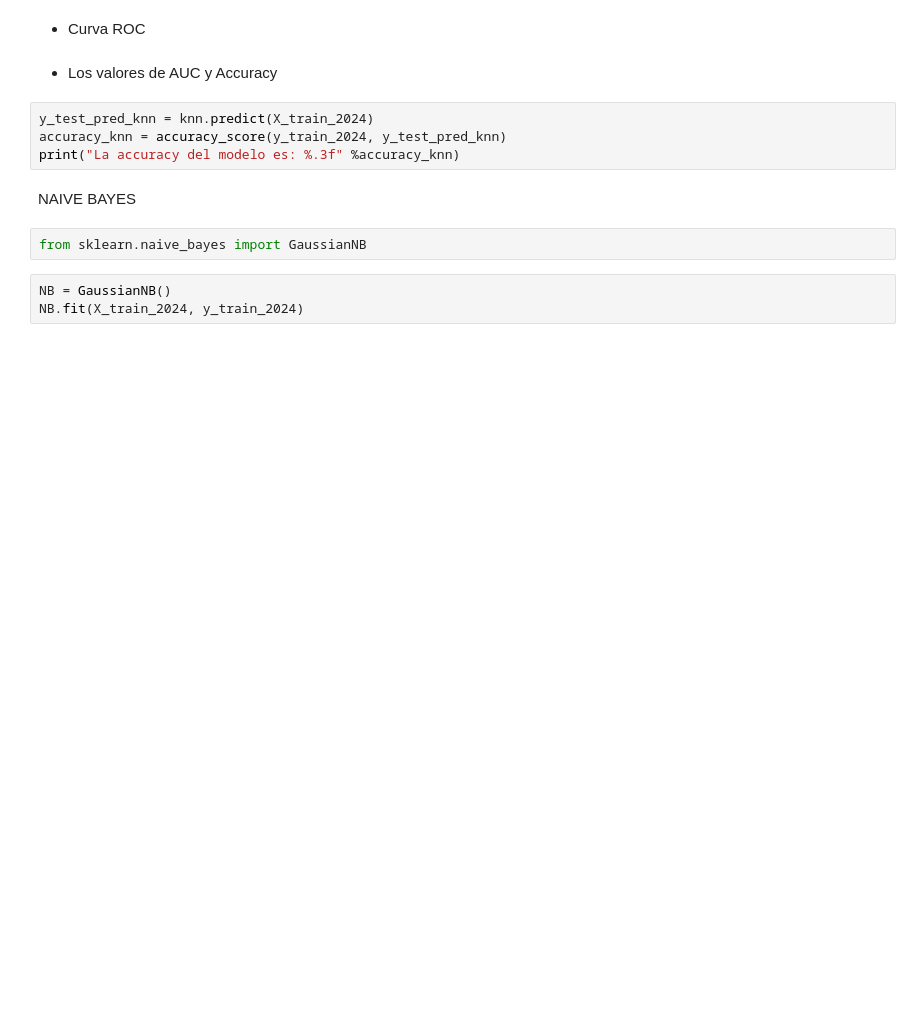
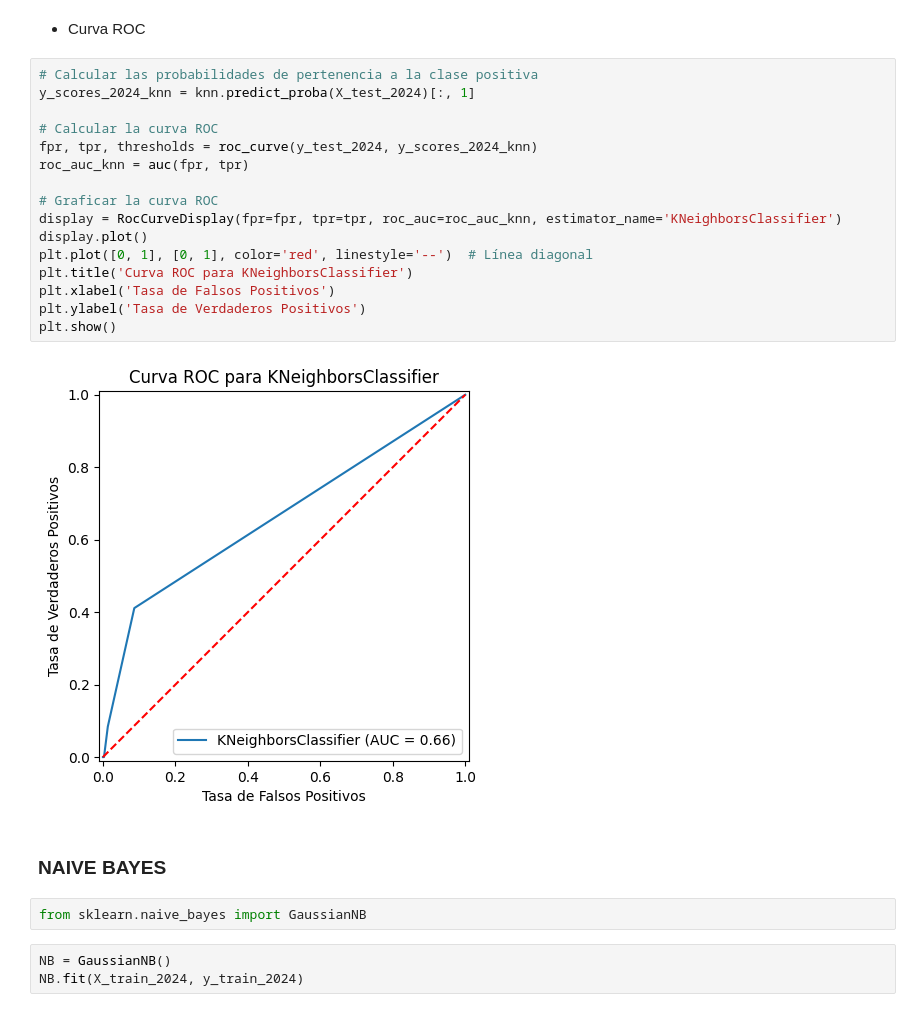
Before and after one commit to AngelaNavajas/CC408-T1-4, a Jupyter notebook: TP3/TP3.ipynb, the cells around one changed output. Saved outputs shown, nothing was run; the diff lists cells and outputs as text; blank space fills up the shorter version.

```diff
--- a/TP3/TP3.ipynb
+++ b/TP3/TP3.ipynb
@@ -910,13 +995,25 @@ knn.fit(X_train_2024, y_train_2024)
 # %% [markdown]
 - Curva ROC
-# %% [markdown]
-- Los valores de AUC y Accuracy
-# %%
-y_test_pred_knn = knn.predict(X_train_2024)
-accuracy_knn = accuracy_score(y_train_2024, y_test_pred_knn)
-print("La accuracy del modelo es: %.3f" %accuracy_knn)
+# %%
+# Calcular las probabilidades de pertenencia a la clase positiva
+y_scores_2024_knn = knn.predict_proba(X_test_2024)[:, 1]
+
+# Calcular la curva ROC
+fpr, tpr, thresholds = roc_curve(y_test_2024, y_scores_2024_knn)
+roc_auc_knn = auc(fpr, tpr)
+
+# Graficar la curva ROC
+display = RocCurveDisplay(fpr=fpr, tpr=tpr, roc_auc=roc_auc_knn, estimator_name='KNeighborsClassifier')
+display.plot()
+plt.plot([0, 1], [0, 1], color='red', linestyle='--')  # Línea diagonal
+plt.title('Curva ROC para KNeighborsClassifier')
+plt.xlabel('Tasa de Falsos Positivos')
+plt.ylabel('Tasa de Verdaderos Positivos')
+plt.show()
+# %% [output]
+[figure, added]
 # %% [markdown]
-NAIVE BAYES
+### NAIVE BAYES
 # %%
 from sklearn.naive_bayes import GaussianNB
 # %%
```
Also changed, not shown: parts of 40 cells of this notebook.
